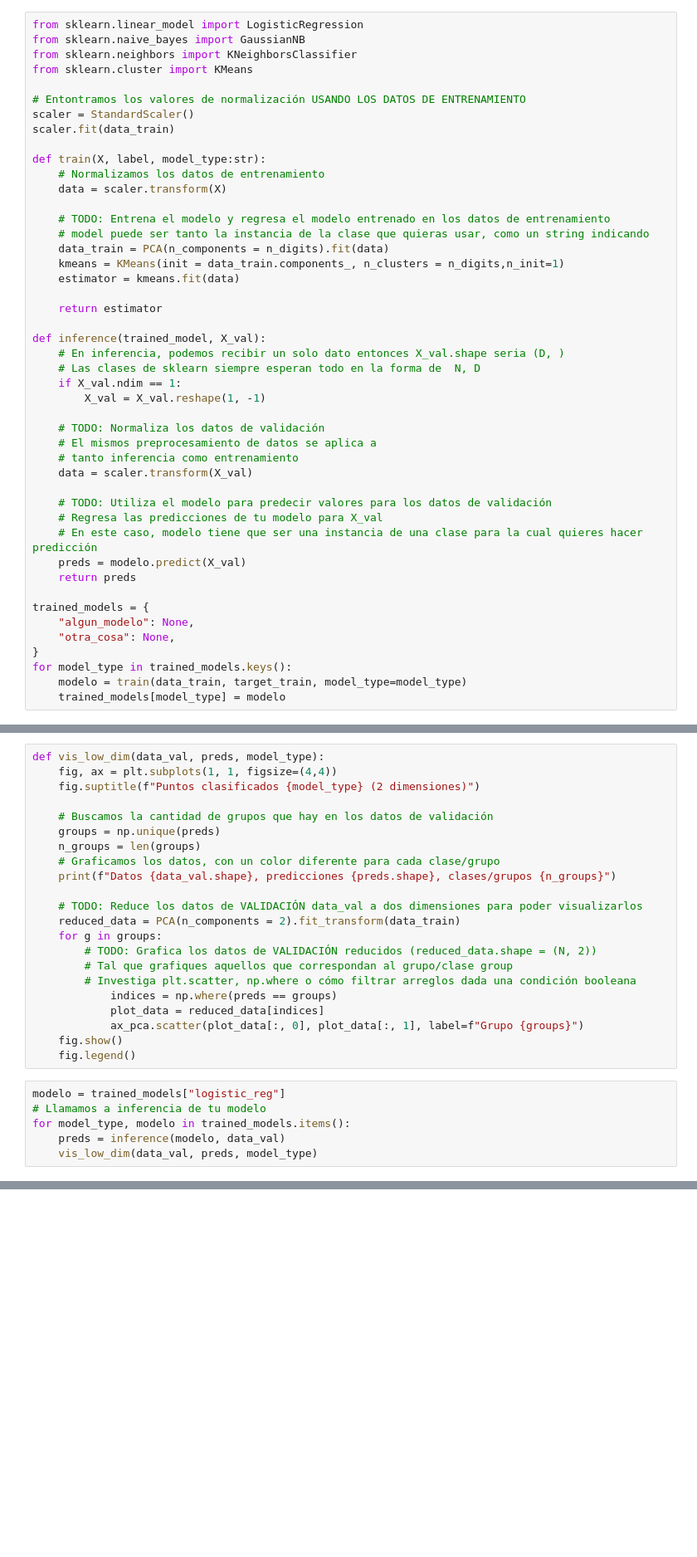
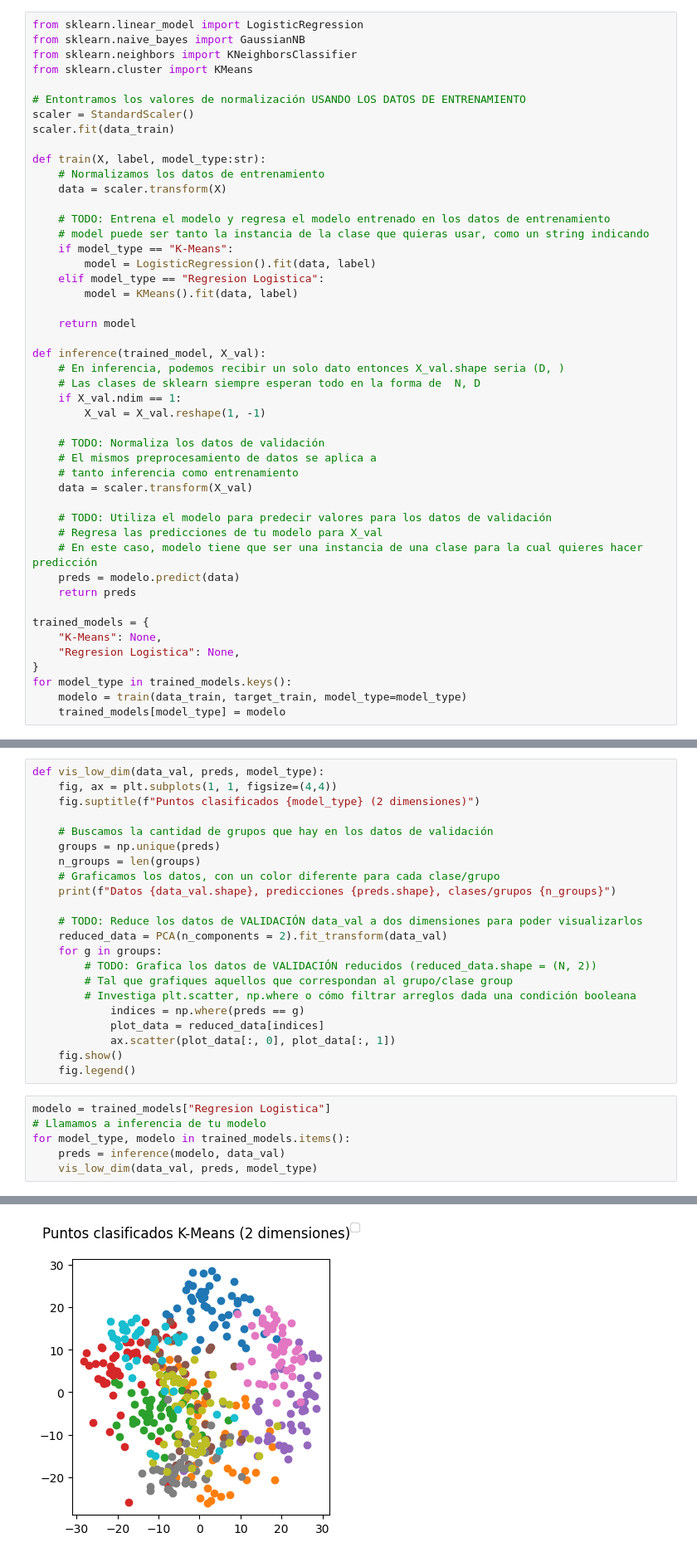
Before and after one commit to JessicaBorja/SI24, a Jupyter notebook: src/si24/proyectos/P01_digit_recognition/proyecto_1_digits.ipynb, the cells around one changed output, grey strips where cells are left out. Shown: that part at 83% size. Cells and saved outputs as stored; diff of their text form; blank space fills up the shorter version.

```diff
--- a/src/si24/proyectos/P01_digit_recognition/proyecto_1_digits.ipynb
+++ b/src/si24/proyectos/P01_digit_recognition/proyecto_1_digits.ipynb
@@ -128,11 +140,12 @@ def train(X, label, model_type:str):
 
     # TODO: Entrena el modelo y regresa el modelo entrenado en los datos de entrenamiento
     # model puede ser tanto la instancia de la clase que quieras usar, como un string indicando
-    data_train = PCA(n_components = n_digits).fit(data)
-    kmeans = KMeans(init = data_train.components_, n_clusters = n_digits,n_init=1)
-    estimator = kmeans.fit(data)
+    if model_type == "K-Means":
+        model = LogisticRegression().fit(data, label)
+    elif model_type == "Regresion Logistica":
+        model = KMeans().fit(data, label)
 
-    return estimator
+    return model
 
 def inference(trained_model, X_val):
     # En inferencia, podemos recibir un solo dato entonces X_val.shape seria (D, )
@@ -148,12 +161,12 @@ def inference(trained_model, X_val):
     # TODO: Utiliza el modelo para predecir valores para los datos de validación
     # Regresa las predicciones de tu modelo para X_val
     # En este caso, modelo tiene que ser una instancia de una clase para la cual quieres hacer predicción
-    preds = modelo.predict(X_val)
+    preds = modelo.predict(data)
     return preds
 
 trained_models = {
-    "algun_modelo": None,
-    "otra_cosa": None,
+    "K-Means": None,
+    "Regresion Logistica": None,
 }
 for model_type in trained_models.keys():
     modelo = train(data_train, target_train, model_type=model_type)
@@ -176,18 +189,18 @@ def vis_low_dim(data_val, preds, model_type):
     print(f"Datos {data_val.shape}, predicciones {preds.shape}, clases/grupos {n_groups}")
 
     # TODO: Reduce los datos de VALIDACIÓN data_val a dos dimensiones para poder visualizarlos
-    reduced_data = PCA(n_components = 2).fit_transform(data_train)
+    reduced_data = PCA(n_components = 2).fit_transform(data_val)
     for g in groups:
         # TODO: Grafica los datos de VALIDACIÓN reducidos (reduced_data.shape = (N, 2))
         # Tal que grafiques aquellos que correspondan al grupo/clase group
         # Investiga plt.scatter, np.where o cómo filtrar arreglos dada una condición booleana
-            indices = np.where(preds == groups)
+            indices = np.where(preds == g)
             plot_data = reduced_data[indices]
-            ax_pca.scatter(plot_data[:, 0], plot_data[:, 1], label=f"Grupo {groups}")
+            ax.scatter(plot_data[:, 0], plot_data[:, 1])
     fig.show()
     fig.legend()
 # %%
-modelo = trained_models["logistic_reg"]
+modelo = trained_models["Regresion Logistica"]
 # Llamamos a inferencia de tu modelo
 for model_type, modelo in trained_models.items():
     preds = inference(modelo, data_val)
@@ -196,0 +213 @@ KeyError: 'logistic_reg'
+[figure, added]
```
Also changed, not shown: parts of 5 cells of this notebook.
